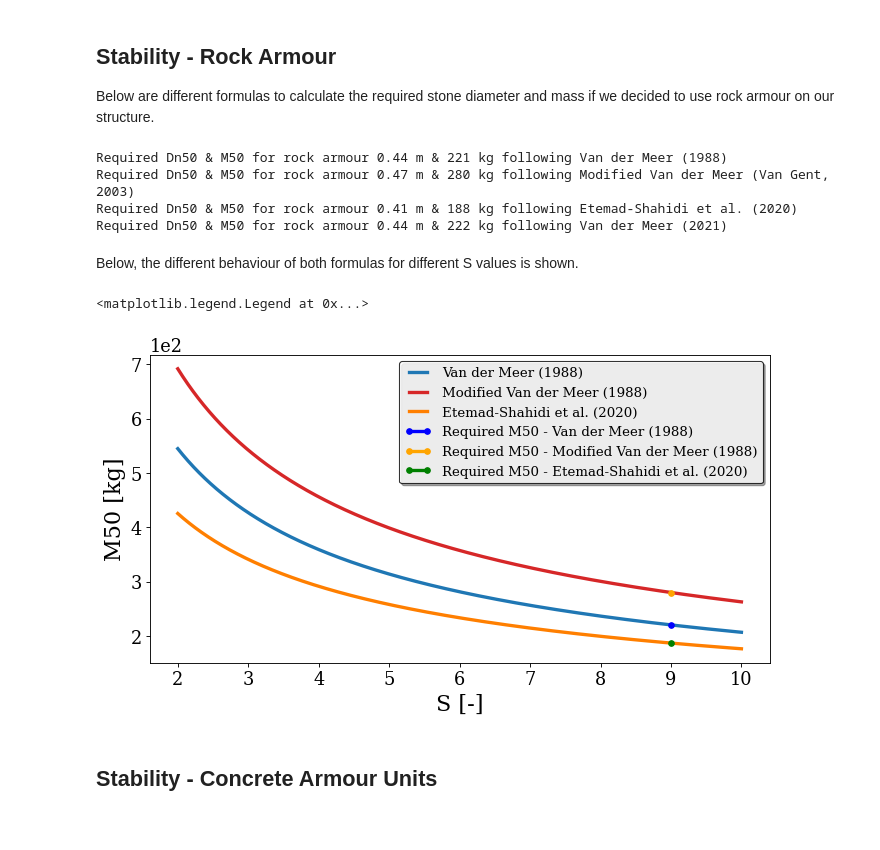
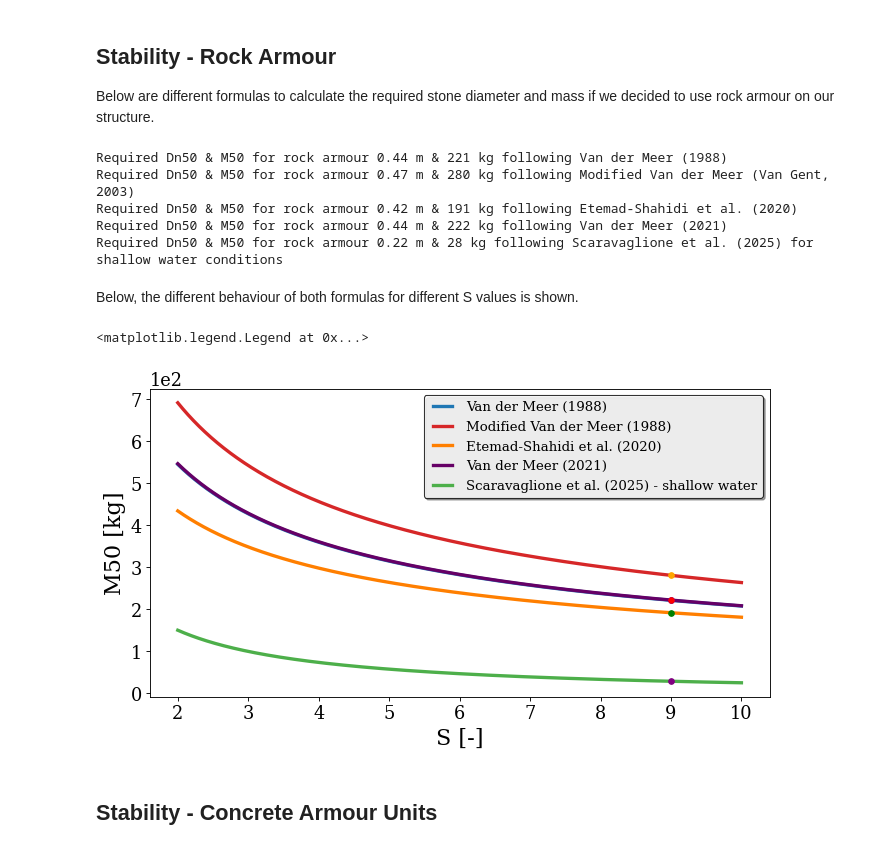
Before and after one commit to Deltares-research/coastal-structures-toolbox, a Jupyter notebook: examples/examples.ipynb, the cells around one changed output. Drawn from its saved outputs; the diff is of its cells as text; code cells hidden in the pictures.

```diff
--- a/examples/examples.ipynb
+++ b/examples/examples.ipynb
@@ -121,11 +122,12 @@ Below are different formulas to calculate the required stone diameter and mass i
 # %%
 S = 9.0
 rho_armour = 2650.0
+rho_core = 2650.0
 P = 0.4
 N_waves = 3000
 H2p = 1.4 * Hm0
 Tm = 0.915 * Tmm10
-M50_core = 50
+M50_core = 40
 
 Dn50_vdm1988 = vandermeer1988.calculate_nominal_rock_diameter_Dn50(
     Hs=Hm0,
@@ -179,6 +181,19 @@ Dn50_vdm2021 = vandermeer2021.calculate_nominal_rock_diameter_Dn50(
 
 M50_vdm2021 = core_physics.calculate_M50_from_Dn50(Dn50_vdm2021, rho_rock=rho_armour)
 
+Dn50_svl2025 = scaravaglione2025.calculate_nominal_rock_diameter_Dn50(
+    Hm0=Hm0,
+    Tmm10=Tmm10,
+    N_waves=N_waves,
+    cot_alpha=cot_alpha,
+    rho_armour=rho_armour,
+    rho_core=rho_core,
+    S=S,
+    M50_core=M50_core,
+)
+
+M50_svl2025 = core_physics.calculate_M50_from_Dn50(Dn50_svl2025, rho_rock=rho_armour)
+
 print(
     f"Required Dn50 & M50 for rock armour {Dn50_vdm1988:.2f} m & {M50_vdm1988:.0f} kg following Van der Meer (1988)"
 )
@@ -191,11 +206,15 @@ print(
 print(
     f"Required Dn50 & M50 for rock armour {Dn50_vdm2021:.2f} m & {M50_vdm2021:.0f} kg following Van der Meer (2021)"
 )
+print(
+    f"Required Dn50 & M50 for rock armour {Dn50_svl2025:.2f} m & {M50_svl2025:.0f} kg following Scaravaglione et al. (2025) for shallow water conditions"
+)
 # %% [output]
 Required Dn50 & M50 for rock armour 0.44 m & 221 kg following Van der Meer (1988)
 Required Dn50 & M50 for rock armour 0.47 m & 280 kg following Modified Van der Meer (Van Gent, 2003)
-Required Dn50 & M50 for rock armour 0.41 m & 188 kg following Etemad-Shahidi et al. (2020)
+Required Dn50 & M50 for rock armour 0.42 m & 191 kg following Etemad-Shahidi et al. (2020)
 Required Dn50 & M50 for rock armour 0.44 m & 222 kg following Van der Meer (2021)
+Required Dn50 & M50 for rock armour 0.22 m & 28 kg following Scaravaglione et al. (2025) for shallow water conditions
 # %% [markdown]
 Below, the different behaviour of both formulas for different S values is shown.
 # %%
@@ -259,41 +278,69 @@ M50_vdm2021_var = core_physics.calculate_M50_from_Dn50(
     Dn50_vdm2021_var, rho_rock=rho_armour
 )
 
+Dn50_svl2025_var = scaravaglione2025.calculate_nominal_rock_diameter_Dn50(
+    Hm0=Hm0,
+    Tmm10=Tmm10,
+    N_waves=N_waves,
+    cot_alpha=cot_alpha,
+    rho_armour=rho_armour,
+    rho_core=rho_core,
+    S=S_var,
+    M50_core=M50_core,
+)
+
+M50_svl2025_var = core_physics.calculate_M50_from_Dn50(
+    Dn50_svl2025_var, rho_rock=rho_armour
+)
+
 plt.figure(figsize=(10, 5))
 plt.plot(S_var, M50_vdm1988_var, label="Van der Meer (1988)")
 plt.plot(S_var, M50_vdm1988_mod_var, label="Modified Van der Meer (1988)")
 plt.plot(S_var, M50_es2020_var, label="Etemad-Shahidi et al. (2020)")
+plt.plot(S_var, M50_vdm2021_var, label="Van der Meer (2021)")
+plt.plot(S_var, M50_svl2025_var, label="Scaravaglione et al. (2025) - shallow water")
 plt.plot(
     S,
     M50_vdm1988,
-    label="Required M50 - Van der Meer (1988)",
     marker="o",
     markersize=5,
     color="blue",
 )
 plt.plot(
     S,
     M50_vdm1988_mod,
-    label="Required M50 - Modified Van der Meer (1988)",
     marker="o",
     markersize=5,
     color="orange",
 )
 plt.plot(
     S,
     M50_es2020,
-    label="Required M50 - Etemad-Shahidi et al. (2020)",
     marker="o",
     markersize=5,
     color="green",
+)
+plt.plot(
+    S,
+    M50_vdm2021,
+    marker="o",
+    markersize=5,
+    color="red",
+)
+plt.plot(
+    S,
+    M50_svl2025,
+    marker="o",
+    markersize=5,
+    color="purple",
 )
 plt.xlabel("S [-]")
 plt.ylabel("M50 [kg]")
 plt.grid(which="both")
 plt.legend()
 # %% [output]
 <matplotlib.legend.Legend at 0x...>
-[figure, old version]
+[figure, new version]
 # %% [markdown]
 ## Stability - Concrete Armour Units
 # %%
```
Also changed, not shown: parts of 1 cell of this notebook.
